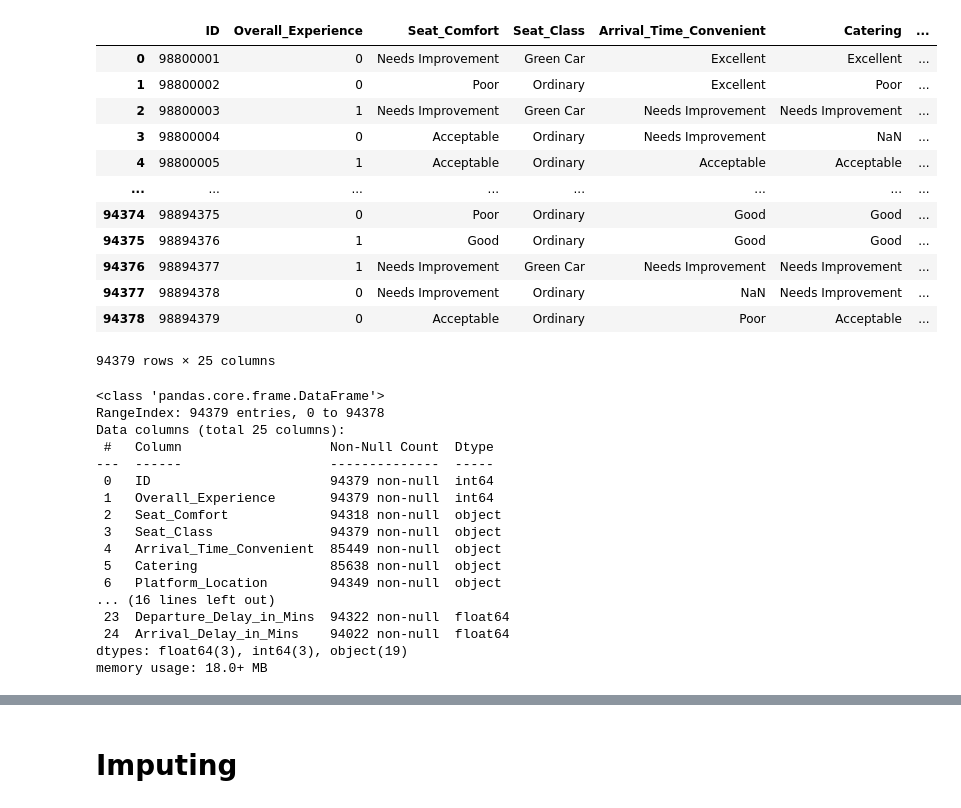
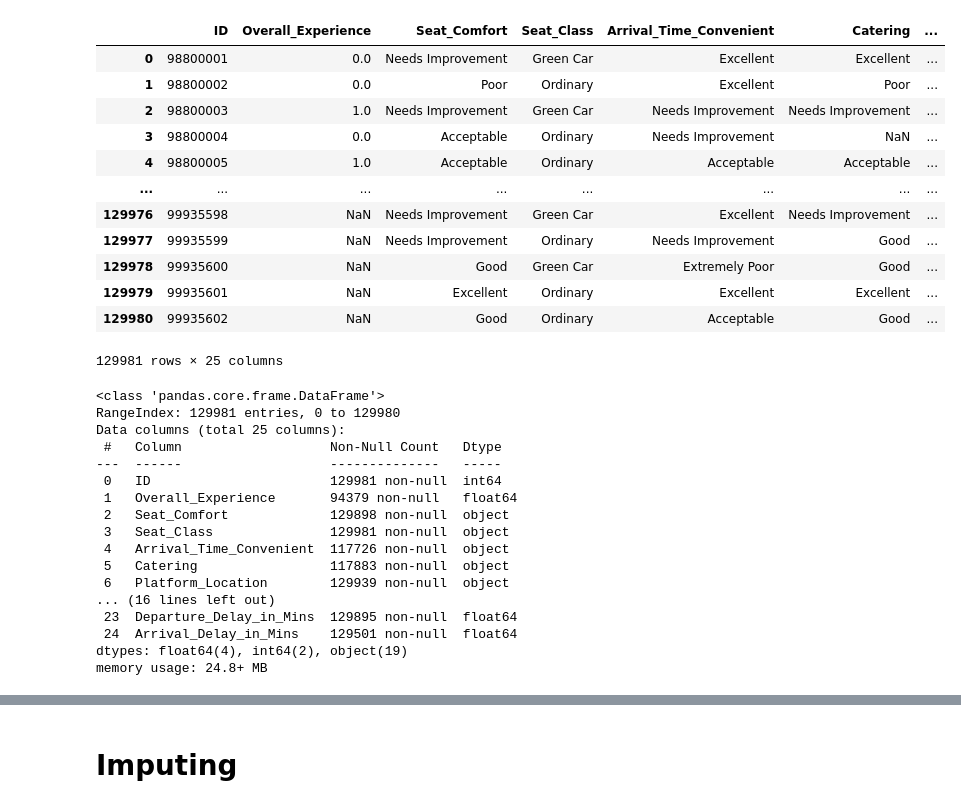
Before and after one commit to contreras-juan/kinki_adsp, a Jupyter notebook: notebooks/1_EDA.ipynb, the cells around one changed output, grey strips where cells are left out. Cells and saved outputs as stored; diff of their text form; code cells hidden in the pictures.

```diff
--- a/notebooks/1_EDA.ipynb
+++ b/notebooks/1_EDA.ipynb
@@ -10,42 +10,46 @@ from scipy.stats import pointbiserialr
 
 warnings.filterwarnings('ignore')
 # %%
-df = pd.read_csv('../input/train/data_merged.csv', sep=';')
+train_df = pd.read_csv('../input/train/data_merged.csv', sep=';')
+test_df = pd.read_csv('../input/test/data_merged.csv', sep=';')
+
+df = pd.concat([train_df, test_df])
+df.reset_index(drop=True, inplace=True)
 df
 # %% [output]
 |  | ID | Overall_Experience | Seat_Comfort | Seat_Class | Arrival_Time_Convenient | Catering | ... |
-| 0 | 98800001 | 0 | Needs Improvement | Green Car | Excellent | Excellent | ... |
-| 1 | 98800002 | 0 | Poor | Ordinary | Excellent | Poor | ... |
-| 2 | 98800003 | 1 | Needs Improvement | Green Car | Needs Improvement | Needs Improvement | ... |
-| 3 | 98800004 | 0 | Acceptable | Ordinary | Needs Improvement | NaN | ... |
-| 4 | 98800005 | 1 | Acceptable | Ordinary | Acceptable | Acceptable | ... |
+| 0 | 98800001 | 0.0 | Needs Improvement | Green Car | Excellent | Excellent | ... |
+| 1 | 98800002 | 0.0 | Poor | Ordinary | Excellent | Poor | ... |
+| 2 | 98800003 | 1.0 | Needs Improvement | Green Car | Needs Improvement | Needs Improvement | ... |
+| 3 | 98800004 | 0.0 | Acceptable | Ordinary | Needs Improvement | NaN | ... |
+| 4 | 98800005 | 1.0 | Acceptable | Ordinary | Acceptable | Acceptable | ... |
 | ... | ... | ... | ... | ... | ... | ... | ... |
-| 94374 | 98894375 | 0 | Poor | Ordinary | Good | Good | ... |
-| 94375 | 98894376 | 1 | Good | Ordinary | Good | Good | ... |
-| 94376 | 98894377 | 1 | Needs Improvement | Green Car | Needs Improvement | Needs Improvement | ... |
-| 94377 | 98894378 | 0 | Needs Improvement | Ordinary | NaN | Needs Improvement | ... |
-| 94378 | 98894379 | 0 | Acceptable | Ordinary | Poor | Acceptable | ... |
+| 129976 | 99935598 | NaN | Needs Improvement | Green Car | Excellent | Needs Improvement | ... |
+| 129977 | 99935599 | NaN | Needs Improvement | Ordinary | Needs Improvement | Good | ... |
+| 129978 | 99935600 | NaN | Good | Green Car | Extremely Poor | Good | ... |
+| 129979 | 99935601 | NaN | Excellent | Ordinary | Excellent | Excellent | ... |
+| 129980 | 99935602 | NaN | Good | Ordinary | Acceptable | Good | ... |
-94379 rows × 25 columns
+129981 rows × 25 columns
 # %%
 df.info()
 # %% [output]
 <class 'pandas.core.frame.DataFrame'>
-RangeIndex: 94379 entries, 0 to 94378
+RangeIndex: 129981 entries, 0 to 129980
 Data columns (total 25 columns):
- #   Column                   Non-Null Count  Dtype
----  ------                   --------------  -----
- 0   ID                       94379 non-null  int64
- 1   Overall_Experience       94379 non-null  int64
- 2   Seat_Comfort             94318 non-null  object
- 3   Seat_Class               94379 non-null  object
- 4   Arrival_Time_Convenient  85449 non-null  object
- 5   Catering                 85638 non-null  object
- 6   Platform_Location        94349 non-null  object
+ #   Column                   Non-Null Count   Dtype
+---  ------                   --------------   -----
+ 0   ID                       129981 non-null  int64
+ 1   Overall_Experience       94379 non-null   float64
+ 2   Seat_Comfort             129898 non-null  object
+ 3   Seat_Class               129981 non-null  object
+ 4   Arrival_Time_Convenient  117726 non-null  object
+ 5   Catering                 117883 non-null  object
+ 6   Platform_Location        129939 non-null  object
 ... (16 lines left out)
- 23  Departure_Delay_in_Mins  94322 non-null  float64
- 24  Arrival_Delay_in_Mins    94022 non-null  float64
-dtypes: float64(3), int64(3), object(19)
-memory usage: 18.0+ MB
+ 23  Departure_Delay_in_Mins  129895 non-null  float64
+ 24  Arrival_Delay_in_Mins    129501 non-null  float64
+dtypes: float64(4), int64(2), object(19)
+memory usage: 24.8+ MB
 # %%
 # List of categorical columns to plot
 categorical_columns = [
```
Also changed, not shown: parts of 32 cells of this notebook.
